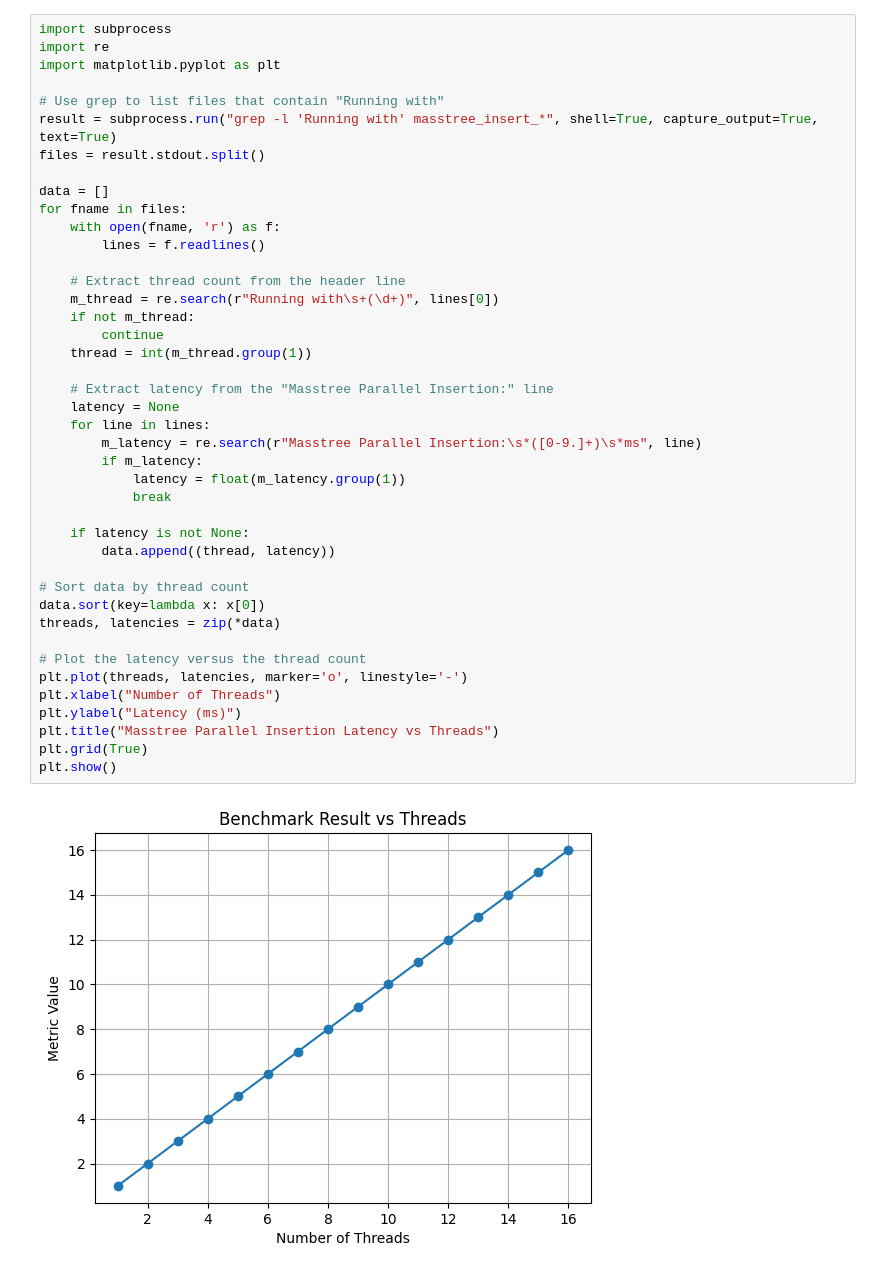
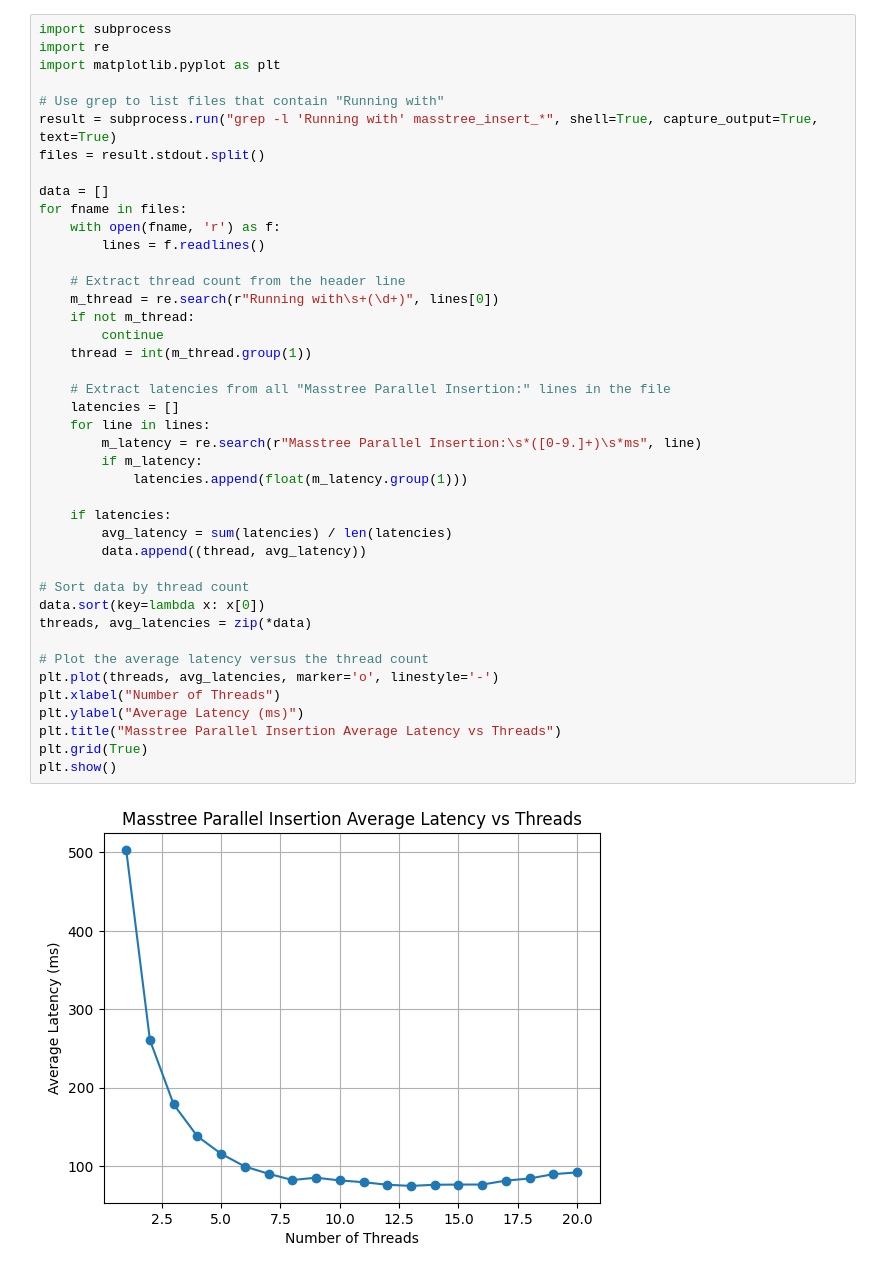
Before and after one commit to rotaki/masstree-wrapper, a Jupyter notebook: plot.ipynb, the cells around one changed output. Saved outputs shown, nothing was run; the diff lists cells and outputs as text.

```diff
--- a/plot.ipynb
+++ b/plot.ipynb
@@ -3,42 +3,42 @@ import subprocess
 import re
 import matplotlib.pyplot as plt
 
 # Use grep to list files that contain "Running with"
 result = subprocess.run("grep -l 'Running with' masstree_insert_*", shell=True, capture_output=True, text=True)
 files = result.stdout.split()
 
 data = []
 for fname in files:
     with open(fname, 'r') as f:
         lines = f.readlines()
 
     # Extract thread count from the header line
     m_thread = re.search(r"Running with\s+(\d+)", lines[0])
     if not m_thread:
         continue
     thread = int(m_thread.group(1))
 
-    # Extract latency from the "Masstree Parallel Insertion:" line
-    latency = None
+    # Extract latencies from all "Masstree Parallel Insertion:" lines in the file
+    latencies = []
     for line in lines:
         m_latency = re.search(r"Masstree Parallel Insertion:\s*([0-9.]+)\s*ms", line)
         if m_latency:
-            latency = float(m_latency.group(1))
-            break
+            latencies.append(float(m_latency.group(1)))
 
-    if latency is not None:
-        data.append((thread, latency))
+    if latencies:
+        avg_latency = sum(latencies) / len(latencies)
+        data.append((thread, avg_latency))
 
 # Sort data by thread count
 data.sort(key=lambda x: x[0])
-threads, latencies = zip(*data)
+threads, avg_latencies = zip(*data)
 
-# Plot the latency versus the thread count
-plt.plot(threads, latencies, marker='o', linestyle='-')
+# Plot the average latency versus the thread count
+plt.plot(threads, avg_latencies, marker='o', linestyle='-')
 plt.xlabel("Number of Threads")
-plt.ylabel("Latency (ms)")
-plt.title("Masstree Parallel Insertion Latency vs Threads")
+plt.ylabel("Average Latency (ms)")
+plt.title("Masstree Parallel Insertion Average Latency vs Threads")
 plt.grid(True)
 plt.show()
 # %% [output]
-[figure, old version]
+[figure, new version]
```
Also changed, not shown: 1 other file.
